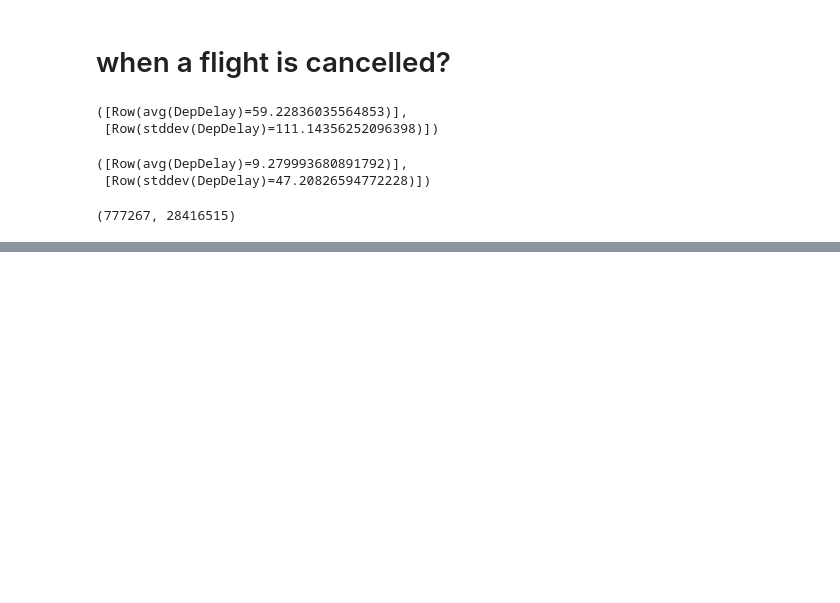
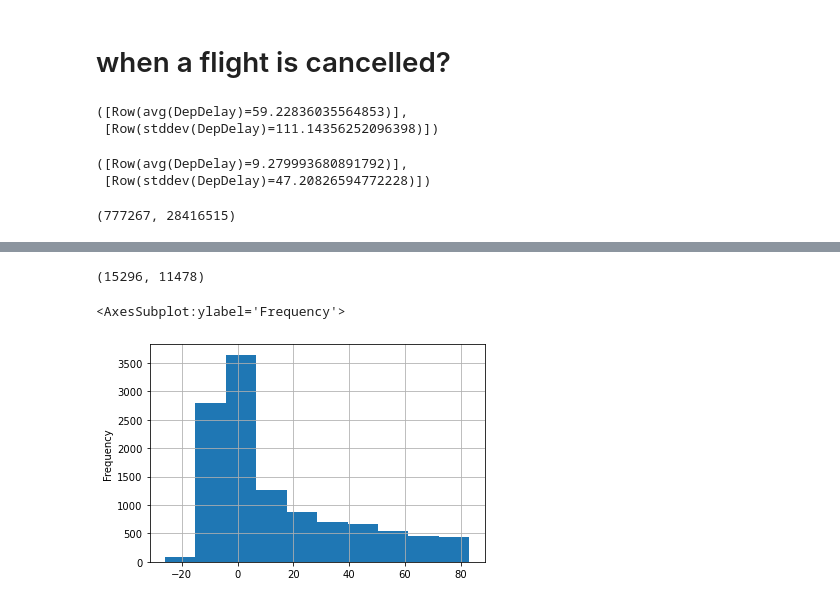
Before and after one commit to lui91/data-lakehouse, a Jupyter notebook: notebooks/pyspark_flight_analysis.ipynb, the cells around one changed output, grey strips where cells are left out. Cells and saved outputs as stored; diff of their text form; code cells hidden in the pictures; blank space fills up the shorter version.

```diff
--- a/notebooks/pyspark_flight_analysis.ipynb
+++ b/notebooks/pyspark_flight_analysis.ipynb
@@ -281,8 +280,10 @@ None
 [figure]
 # %% [markdown]
 # when a flight is cancelled?
+# %%
+data_no_na = data.select('DepDelay', 'cancelled', 'FlightDate').dropna(subset='cancelled')
 # %%
-cancelled_flights = data.select('DepDelay', 'cancelled').filter(col('cancelled') == True)
+cancelled_flights = data_no_na.filter(col('cancelled') == True)
 cancelled_flights.agg({"DepDelay": "avg"}).collect(), cancelled_flights.agg({"DepDelay": "std"}).collect()
 # %% [output]
 ([Row(avg(DepDelay)=59.22836035564853)],
@@ -316,0 +313,3 @@ TypeError: scatter() missing 2 required positional arguments: 'x' and 'y'
+# %%
+df_cancelled = df_cancelled.dropna()
+df_successful = df_successful.dropna()
@@ -316,0 +344,11 @@ TypeError: scatter() missing 2 required positional arguments: 'x' and 'y'
+# %%
+# Total count, q3 count
+q3_cancelled = df_cancelled['DepDelay'][df_cancelled['DepDelay'] < 84]
+df_cancelled['DepDelay'].shape[0], q3_cancelled.shape[0]
+# %% [output]
+(15296, 11478)
+# %%
+q3_cancelled.plot.hist(grid=True)
+# %% [output]
+<AxesSubplot:ylabel='Frequency'>
+[figure, added]
```
Also changed, not shown: parts of 16 cells of this notebook.
